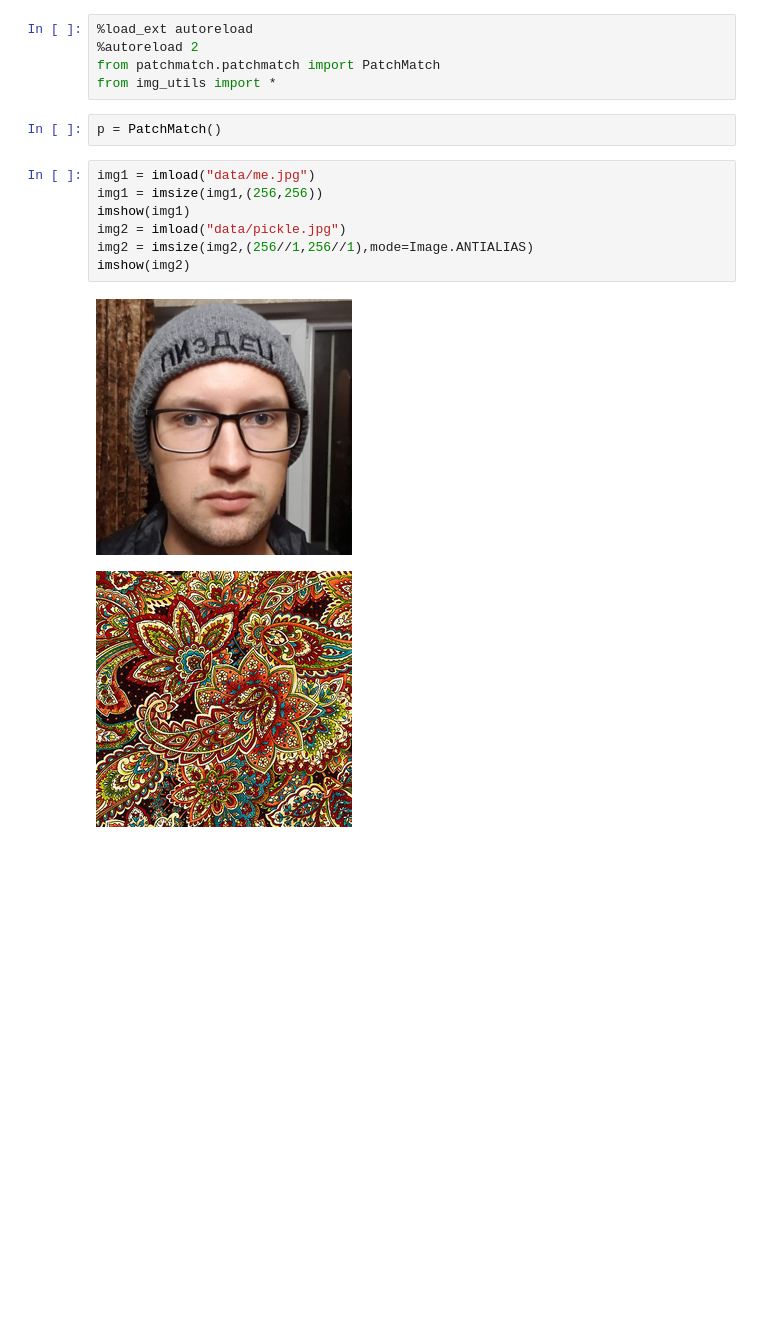
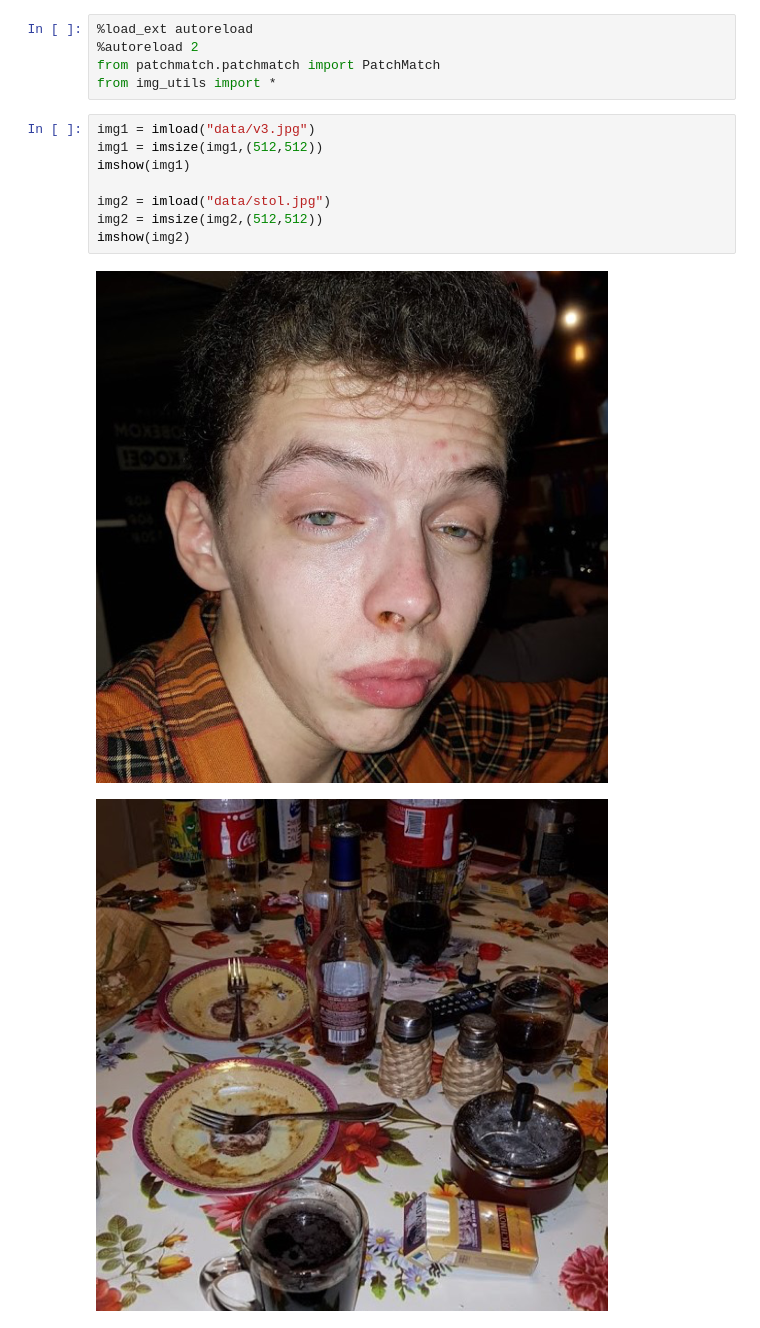
Before and after one commit to onetaste108/visuals_old, a Jupyter notebook: patchmatch.ipynb, the cells around one changed output. Cells and saved outputs as stored; diff of their text form; blank space fills up the shorter version.

```diff
--- a/patchmatch.ipynb
+++ b/patchmatch.ipynb
@@ -3,15 +3,14 @@
 %autoreload 2
 from patchmatch.patchmatch import PatchMatch
 from img_utils import *
-# %%
-p = PatchMatch()
 # %%
-img1 = imload("data/me.jpg")
-img1 = imsize(img1,(256,256))
+img1 = imload("data/v3.jpg")
+img1 = imsize(img1,(512,512))
 imshow(img1)
-img2 = imload("data/pickle.jpg")
-img2 = imsize(img2,(256//1,256//1),mode=Image.ANTIALIAS)
+
+img2 = imload("data/stol.jpg")
+img2 = imsize(img2,(512,512))
 imshow(img2)
 # %% [output]
-[figure, old version]
+[figure, new version]
-[figure, old version]
+[figure, new version]
```
Also changed, not shown: parts of 4 cells of this notebook, 9 other files.
